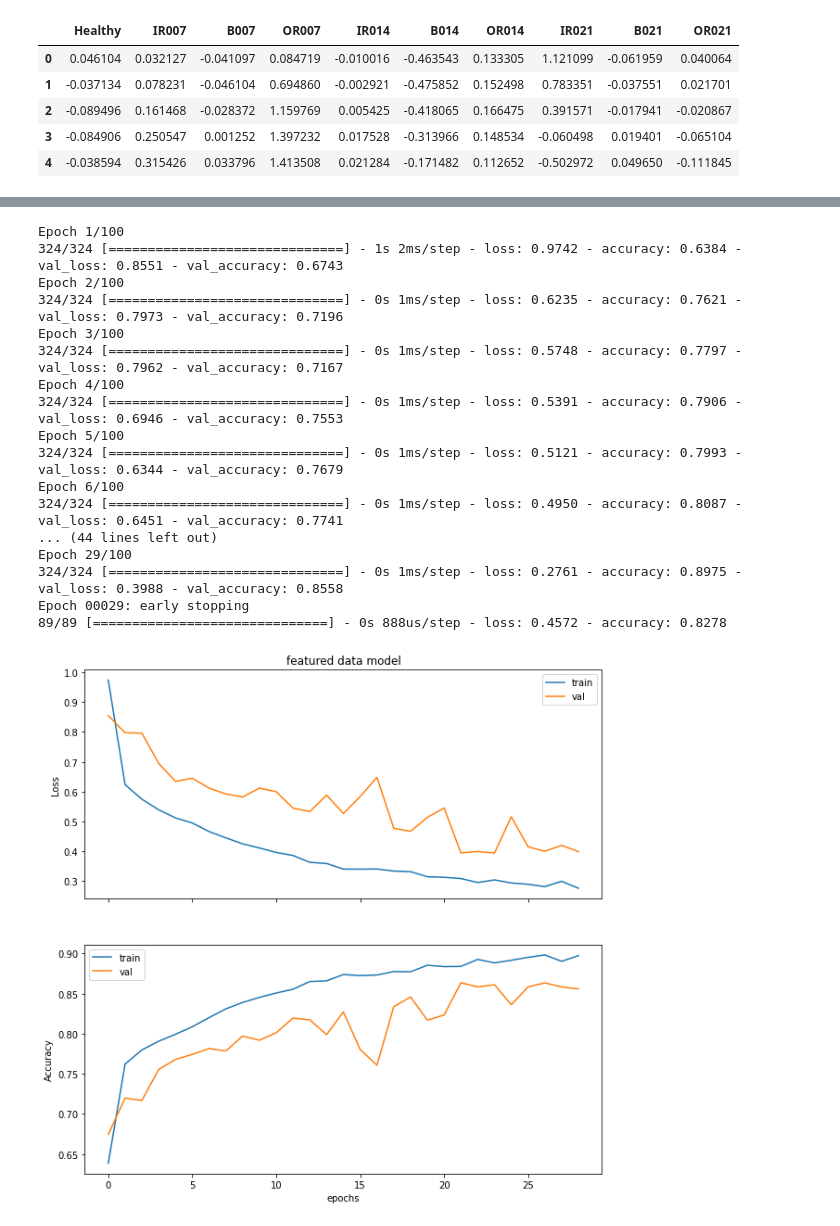
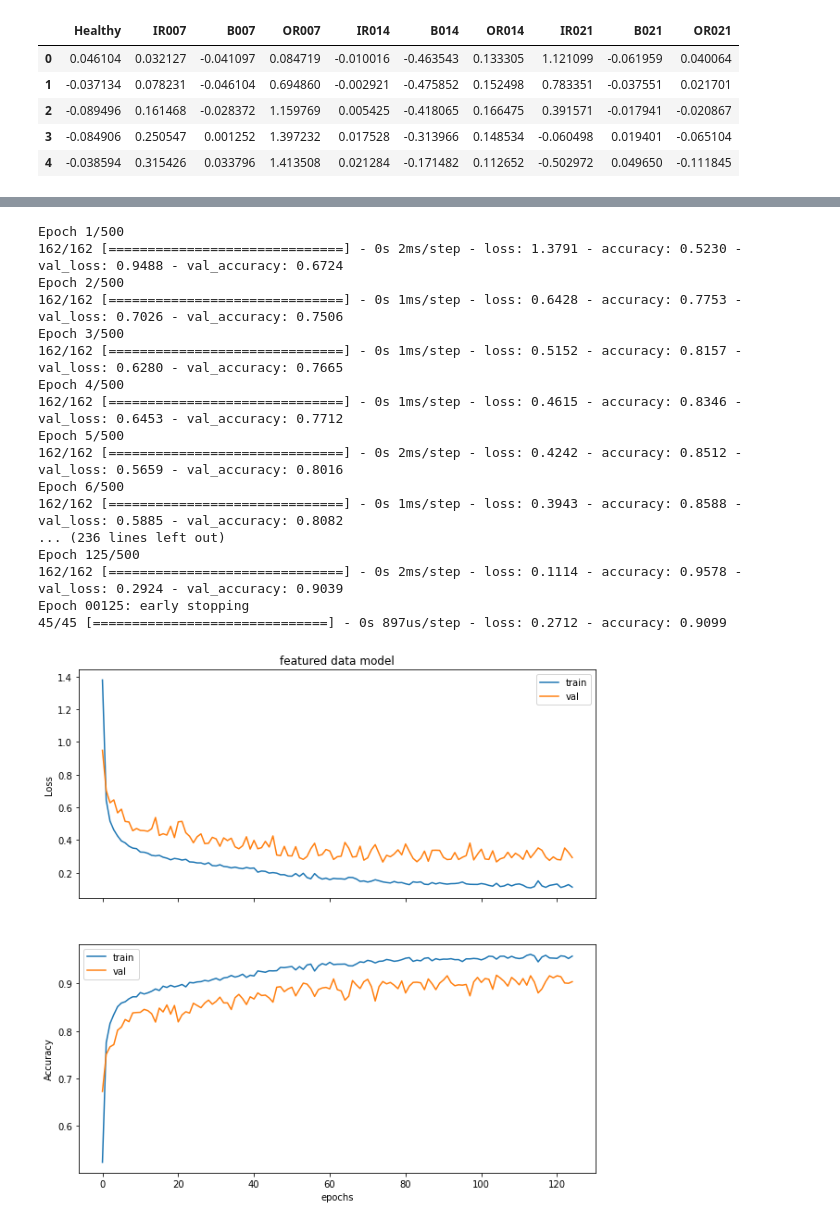
Before and after one commit to MartinVIllesca/ME7260-Aprendizaje-Profundo-en-Diagnostico-y-Pronostico-de-Fallas, a Jupyter notebook: t1/T1.ipynb, the cells around one changed output, grey strips where cells are left out. Cells and saved outputs as stored; diff of their text form; code cells hidden in the pictures.

```diff
--- a/t1/T1.ipynb
+++ b/t1/T1.ipynb
@@ -85,7 +85,7 @@ print('train {}, validation {} and test {} shapes'.format(train_data.shape,
                                                           test_data.shape))
 
 nperwd = 500
-nleap = 100
+nleap = 200
 
 X_train = get_time_windows(train_data, nperwd, nleap)
 print('train {}'.format(X_train.shape))
@@ -218,14 +218,18 @@ def extract_featuresAll(X):
   """
 
   x_diff = np.diff(X, axis=1)
+  x_diff2 = np.diff(X, n=2, axis=1)
+  x_diff3 = np.diff(X, n=3, axis=1)
   x_int = np.cumsum(X, axis=1)
 
   f_diff = extract_features(x_diff)
+  f_diff2 = extract_features(x_diff2)
+  f_diff3 = extract_features(x_diff3)
   f_int = extract_features(x_int)
   f = extract_features(X)
 
 
-  return np.hstack([f, f_diff, f_int])
+  return np.hstack([f, f_diff, f_diff2, f_diff3, f_int])
 # %%
 # obtener features de las series de tiempo
 train_features = extract_featuresAll(X_train)
@@ -402,7 +408,7 @@ def plot_confusion_matrix(Y_true, Y_pred, target_names,
     plt.xlabel('Predicted label\naccuracy={:0.4f}; misclass={:0.4f}'.format(accuracy, misclass))
     plt.show()
 # %%
-def run(X_train, X_val, X_test, input_features, title, lr=0.001):
+def run(X_train, X_val, X_test, input_features, title, lr=0.001, nepochs=100):
   # modelo raw data
   model = Sequential()
 
@@ -420,12 +426,12 @@ def run(X_train, X_val, X_test, input_features, title, lr=0.001):
   model.compile(loss='categorical_crossentropy',
                 optimizer=opt, metrics=['accuracy'])
 
-  callback = keras.callbacks.EarlyStopping(patience=5, verbose=True)
+  callback = keras.callbacks.EarlyStopping(patience=50, verbose=True)
 
   history = model.fit(X_train,
                       Y_train,
                       batch_size=64,
-                      epochs=100,
+                      epochs=nepochs,
                       callbacks=[callback],
                       validation_data=(X_val, Y_val))
 
@@ -478,21 +484,21 @@ Epoch 00027: early stopping
 # %%
-model_f = run(train_features, val_features, test_features, 27, 'featured data model', lr=0.005)
+model_f = run(train_features, val_features, test_features, train_features.shape[1], 'featured data model', lr=0.003, nepochs=500)
 # %% [output]
-Epoch 1/100
-324/324 [==============================] - 1s 2ms/step - loss: 0.9742 - accuracy: 0.6384 - val_loss: 0.8551 - val_accuracy: 0.6743
-Epoch 2/100
-324/324 [==============================] - 0s 1ms/step - loss: 0.6235 - accuracy: 0.7621 - val_loss: 0.7973 - val_accuracy: 0.7196
-Epoch 3/100
-324/324 [==============================] - 0s 1ms/step - loss: 0.5748 - accuracy: 0.7797 - val_loss: 0.7962 - val_accuracy: 0.7167
-Epoch 4/100
-324/324 [==============================] - 0s 1ms/step - loss: 0.5391 - accuracy: 0.7906 - val_loss: 0.6946 - val_accuracy: 0.7553
-Epoch 5/100
-324/324 [==============================] - 0s 1ms/step - loss: 0.5121 - accuracy: 0.7993 - val_loss: 0.6344 - val_accuracy: 0.7679
-Epoch 6/100
-324/324 [==============================] - 0s 1ms/step - loss: 0.4950 - accuracy: 0.8087 - val_loss: 0.6451 - val_accuracy: 0.7741
-... (44 lines left out)
-Epoch 29/100
-324/324 [==============================] - 0s 1ms/step - loss: 0.2761 - accuracy: 0.8975 - val_loss: 0.3988 - val_accuracy: 0.8558
-Epoch 00029: early stopping
-89/89 [==============================] - 0s 888us/step - loss: 0.4572 - accuracy: 0.8278
+Epoch 1/500
+162/162 [==============================] - 0s 2ms/step - loss: 1.3791 - accuracy: 0.5230 - val_loss: 0.9488 - val_accuracy: 0.6724
+Epoch 2/500
+162/162 [==============================] - 0s 1ms/step - loss: 0.6428 - accuracy: 0.7753 - val_loss: 0.7026 - val_accuracy: 0.7506
+Epoch 3/500
+162/162 [==============================] - 0s 1ms/step - loss: 0.5152 - accuracy: 0.8157 - val_loss: 0.6280 - val_accuracy: 0.7665
+Epoch 4/500
+162/162 [==============================] - 0s 1ms/step - loss: 0.4615 - accuracy: 0.8346 - val_loss: 0.6453 - val_accuracy: 0.7712
+Epoch 5/500
+162/162 [==============================] - 0s 2ms/step - loss: 0.4242 - accuracy: 0.8512 - val_loss: 0.5659 - val_accuracy: 0.8016
+Epoch 6/500
+162/162 [==============================] - 0s 1ms/step - loss: 0.3943 - accuracy: 0.8588 - val_loss: 0.5885 - val_accuracy: 0.8082
+... (236 lines left out)
+Epoch 125/500
+162/162 [==============================] - 0s 2ms/step - loss: 0.1114 - accuracy: 0.9578 - val_loss: 0.2924 - val_accuracy: 0.9039
+Epoch 00125: early stopping
+45/45 [==============================] - 0s 897us/step - loss: 0.2712 - accuracy: 0.9099
-[figure, old version]
+[figure, new version]
```
Also changed, not shown: parts of 8 cells of this notebook.
